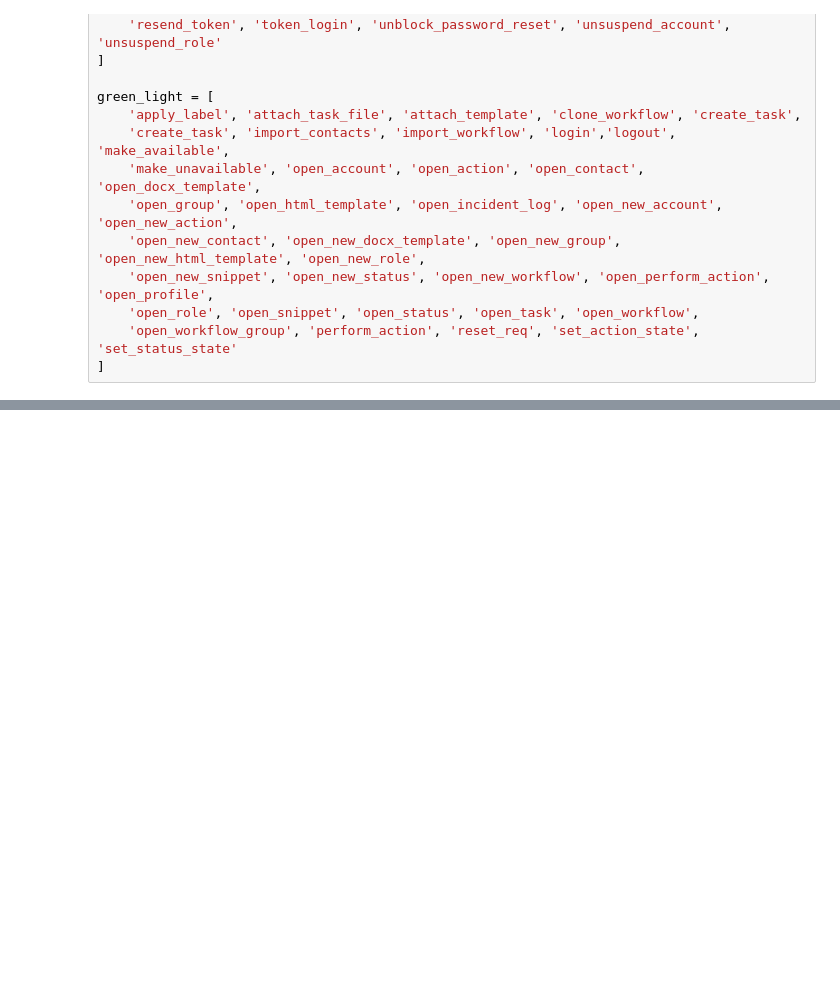
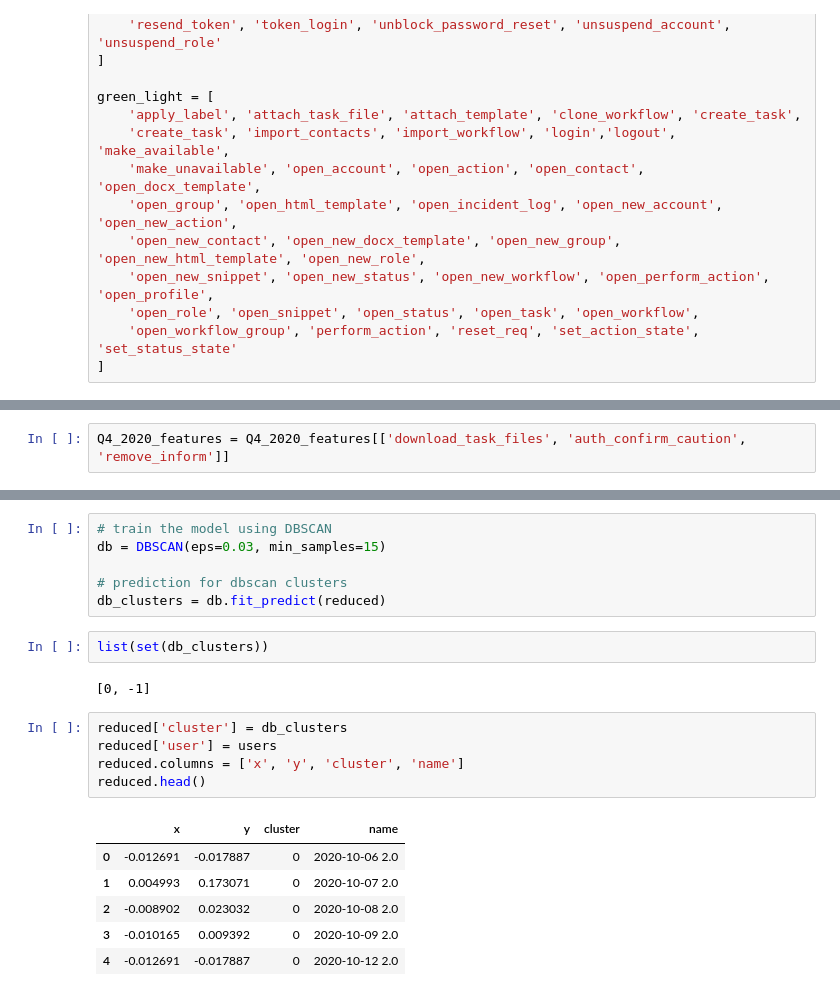
Before and after one commit to TadSas/UBA, a Jupyter notebook: Modeling.ipynb, the cells around one changed output, grey strips where cells are left out. Cells and saved outputs as stored; diff of their text form; blank space fills up the shorter version.

```diff
--- a/Modeling.ipynb
+++ b/Modeling.ipynb
@@ -90,0 +147,2 @@ dtype: float64
+# %%
+Q4_2020_features = Q4_2020_features[['download_task_files', 'auth_confirm_caution', 'remove_inform']]
@@ -90,0 +175,22 @@ dtype: float64
+# %%
+# train the model using DBSCAN
+db = DBSCAN(eps=0.03, min_samples=15)
+
+# prediction for dbscan clusters
+db_clusters = db.fit_predict(reduced)
+# %%
+list(set(db_clusters))
+# %% [output]
+[0, -1]
+# %%
+reduced['cluster'] = db_clusters
+reduced['user'] = users
+reduced.columns = ['x', 'y', 'cluster', 'name']
+reduced.head()
+# %% [output]
+|  | x | y | cluster | name |
+| 0 | -0.012691 | -0.017887 | 0 | 2020-10-06 2.0 |
+| 1 | 0.004993 | 0.173071 | 0 | 2020-10-07 2.0 |
+| 2 | -0.008902 | 0.023032 | 0 | 2020-10-08 2.0 |
+| 3 | -0.010165 | 0.009392 | 0 | 2020-10-09 2.0 |
+| 4 | -0.012691 | -0.017887 | 0 | 2020-10-12 2.0 |
```
Also changed, not shown: parts of 20 cells of this notebook.
